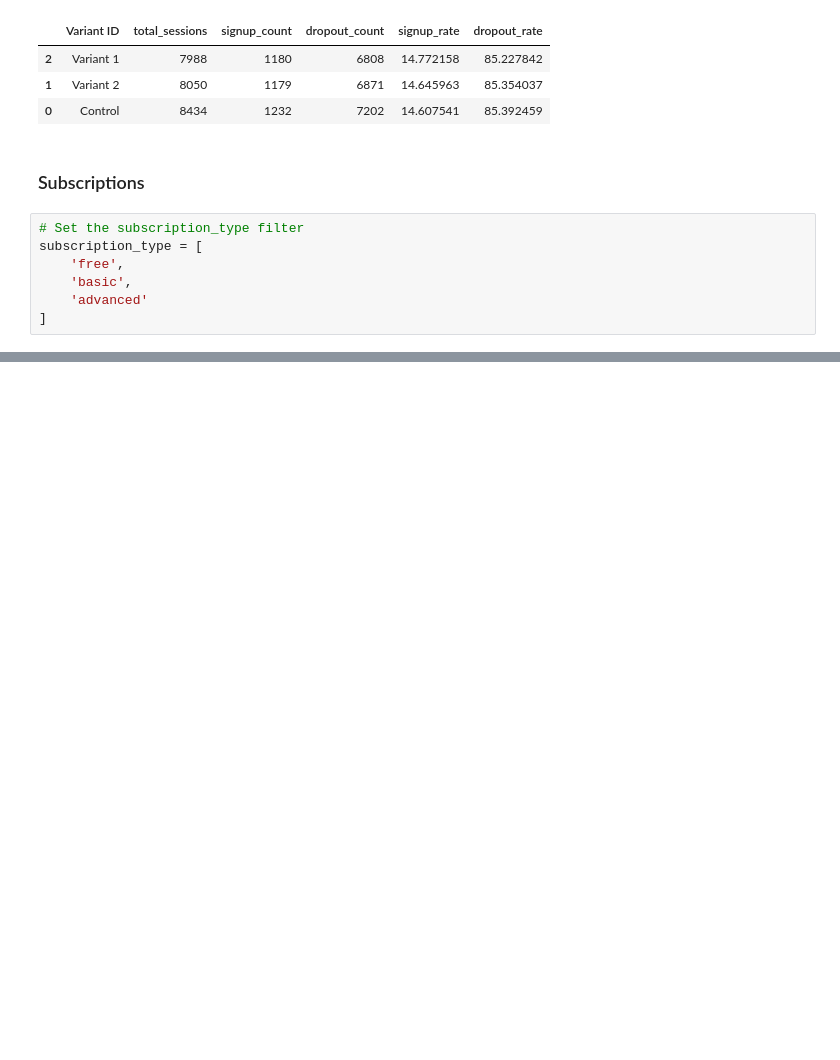
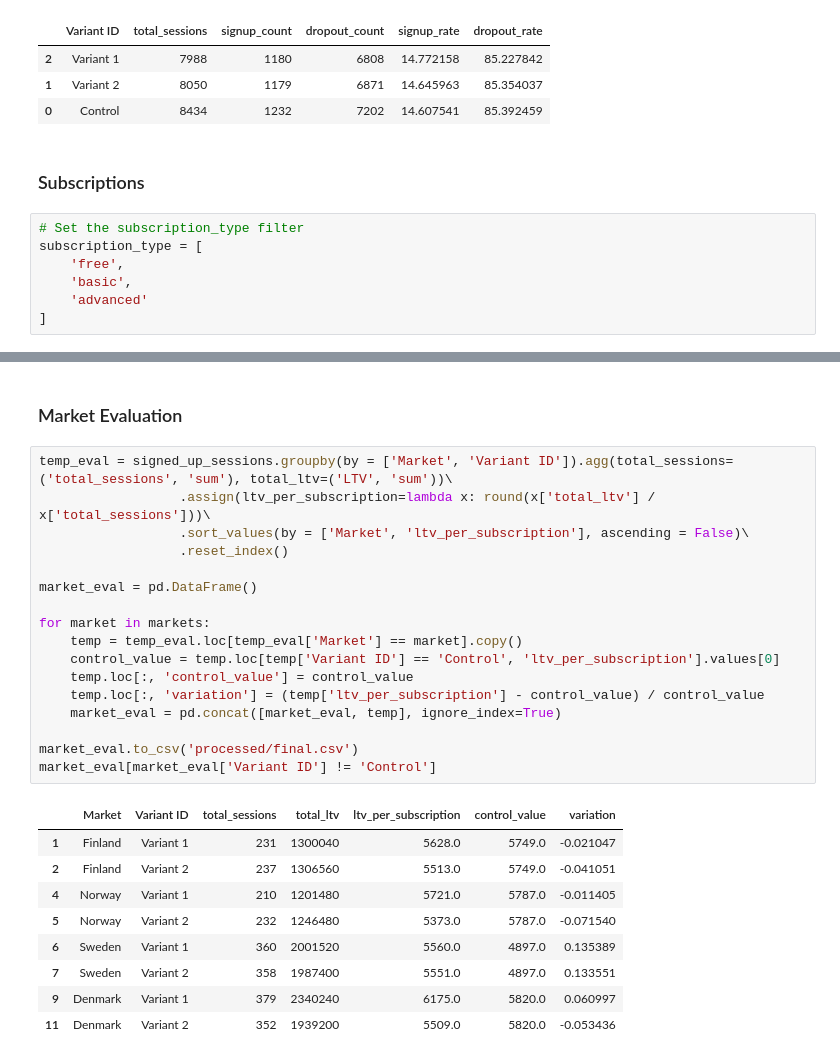
Before and after one commit to dininduviduneth/cconsult-case, a Jupyter notebook: c1.ipynb, the cells around one changed output, grey strips where cells are left out. Drawn from its saved outputs; the diff is of its cells as text; blank space fills up the shorter version.

```diff
--- a/c1.ipynb
+++ b/c1.ipynb
@@ -203,0 +212,29 @@ signed_up_sessions
+# %% [markdown]
+### Market Evaluation
+# %%
+temp_eval = signed_up_sessions.groupby(by = ['Market', 'Variant ID']).agg(total_sessions=('total_sessions', 'sum'), total_ltv=('LTV', 'sum'))\
+                  .assign(ltv_per_subscription=lambda x: round(x['total_ltv'] / x['total_sessions']))\
+                  .sort_values(by = ['Market', 'ltv_per_subscription'], ascending = False)\
+                  .reset_index()
+
+market_eval = pd.DataFrame()
+
+for market in markets:
+    temp = temp_eval.loc[temp_eval['Market'] == market].copy()
+    control_value = temp.loc[temp['Variant ID'] == 'Control', 'ltv_per_subscription'].values[0]
+    temp.loc[:, 'control_value'] = control_value
+    temp.loc[:, 'variation'] = (temp['ltv_per_subscription'] - control_value) / control_value
+    market_eval = pd.concat([market_eval, temp], ignore_index=True)
+
+market_eval.to_csv('processed/final.csv')
+market_eval[market_eval['Variant ID'] != 'Control']
+# %% [output]
+|  | Market | Variant ID | total_sessions | total_ltv | ltv_per_subscription | control_value | variation |
+| 1 | Finland | Variant 1 | 231 | 1300040 | 5628.0 | 5749.0 | -0.021047 |
+| 2 | Finland | Variant 2 | 237 | 1306560 | 5513.0 | 5749.0 | -0.041051 |
+| 4 | Norway | Variant 1 | 210 | 1201480 | 5721.0 | 5787.0 | -0.011405 |
+| 5 | Norway | Variant 2 | 232 | 1246480 | 5373.0 | 5787.0 | -0.071540 |
+| 6 | Sweden | Variant 1 | 360 | 2001520 | 5560.0 | 4897.0 | 0.135389 |
+| 7 | Sweden | Variant 2 | 358 | 1987400 | 5551.0 | 4897.0 | 0.133551 |
+| 9 | Denmark | Variant 1 | 379 | 2340240 | 6175.0 | 5820.0 | 0.060997 |
+| 11 | Denmark | Variant 2 | 352 | 1939200 | 5509.0 | 5820.0 | -0.053436 |
```
Also changed, not shown: parts of 4 cells of this notebook, 5 other files.
